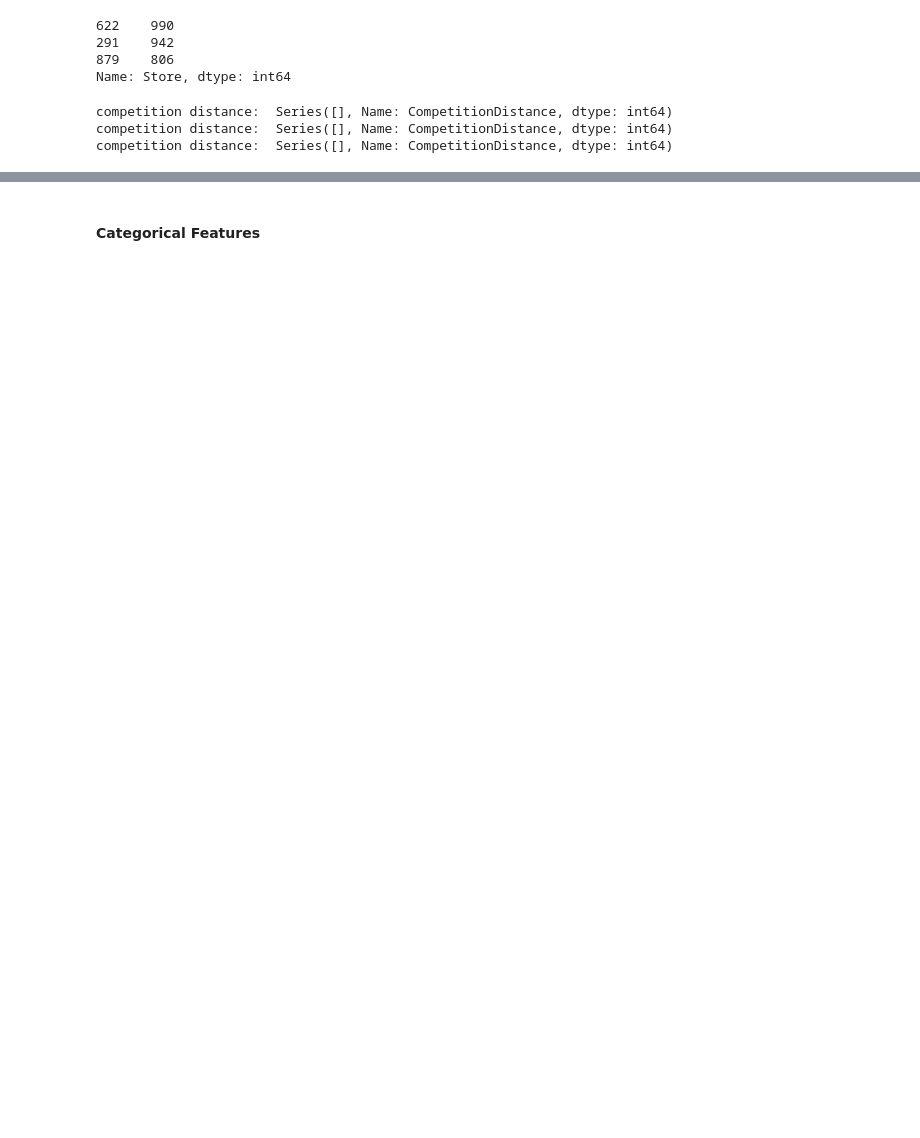
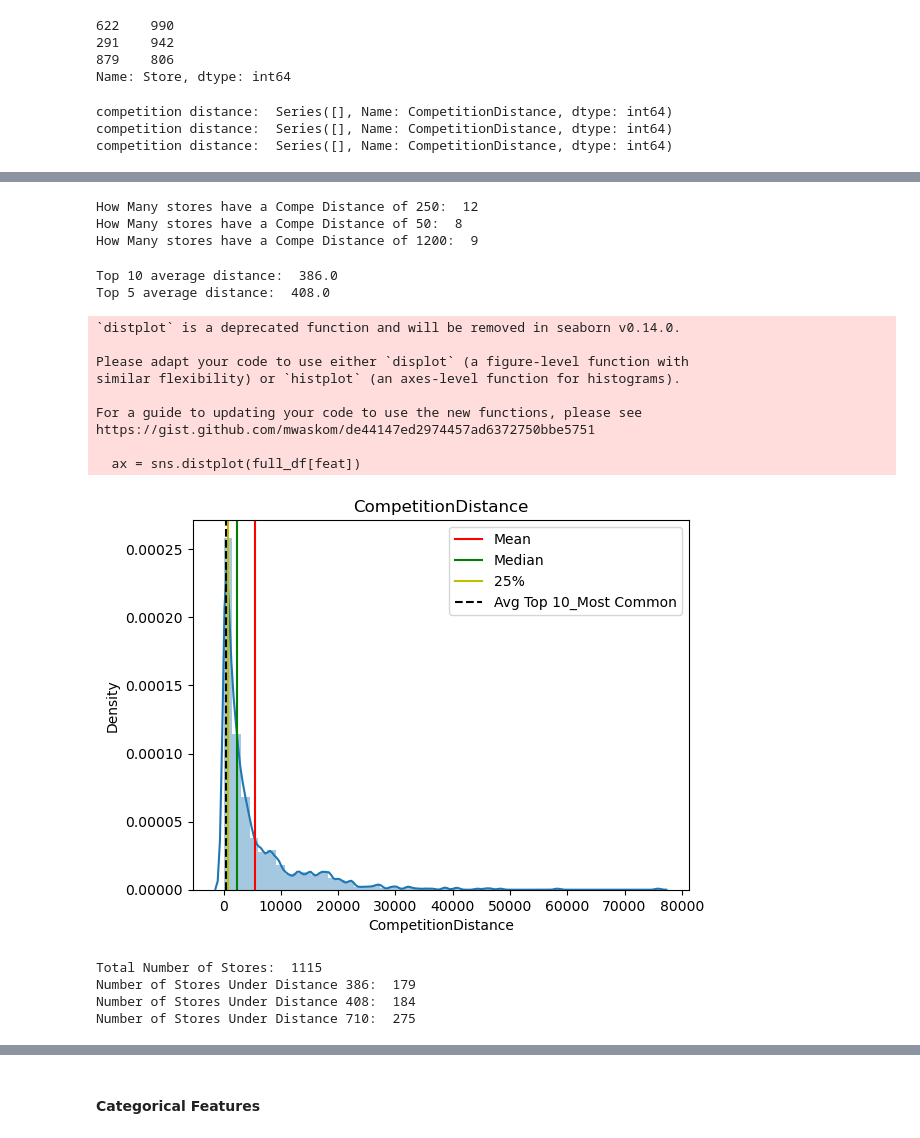
Before and after one commit to lynnmench/Rossmann_Store_Sales, a Jupyter notebook: Rossmann_Store_EDA.ipynb, the cells around one changed output, grey strips where cells are left out. Drawn from its saved outputs; the diff is of its cells as text; code cells hidden in the pictures; blank space fills up the shorter version.

```diff
--- a/Rossmann_Store_EDA.ipynb
+++ b/Rossmann_Store_EDA.ipynb
@@ -709,2 +735,62 @@ competition distance:  Series([], Name: CompetitionDistance, dtype: int64)
+# %%
+print("How Many stores have a Compe Distance of 250: ",
+      full_df['Store'][full_df['CompetitionDistance']==250].nunique())
+print("How Many stores have a Compe Distance of 50: ",
+      full_df['Store'][full_df['CompetitionDistance']==50].nunique())
+print("How Many stores have a Compe Distance of 1200: ",
+      full_df['Store'][full_df['CompetitionDistance']==1200].nunique())
+# %% [output]
+How Many stores have a Compe Distance of 250:  12
+How Many stores have a Compe Distance of 50:  8
+How Many stores have a Compe Distance of 1200:  9
+# %%
+dist_10 = sum(full_df['CompetitionDistance'].value_counts().index.tolist()[:10])/10
+dist_5 = sum(full_df['CompetitionDistance'].value_counts().index.tolist()[:5])/5
+
+print('Top 10 average distance: ', dist_10)
+print('Top 5 average distance: ', dist_5)
+# %% [output]
+Top 10 average distance:  386.0
+Top 5 average distance:  408.0
+# %%
+
+dist_mean = full_df['CompetitionDistance'].mean()
+dist_median = full_df['CompetitionDistance'].median()
+dist_mode = full_df['CompetitionDistance'].mode()
+
+#f, (ax_box, ax_hist) = plt.subplots(1, sharex=True, gridspec_kw= {"height_ratios": (0.2, 1)})
+#f, ax_hist = plt.subplots()
+ax = sns.distplot(full_df[feat])
+ax.axvline(dist_mean, color='r', linestyle='-', label="Mean")
+ax.axvline(dist_median, color='g', linestyle='-', label="Median")
+#ax.axvline(dist_mode, color='b', linestyle='--', label="Mode")
+ax.axvline(710, color='y', linestyle='-', label="25%")
+ax.axvline(386, color='black', linestyle='--', label="Avg Top 10_Most Common")
+
+ax.legend()
+
+plt.title('CompetitionDistance')
+plt.show()
+# %% [output]
+`distplot` is a deprecated function and will be removed in seaborn v0.14.0.
+
+Please adapt your code to use either `displot` (a figure-level function with
+similar flexibility) or `histplot` (an axes-level function for histograms).
+
+For a guide to updating your code to use the new functions, please see
+https://gist.github.com/mwaskom/de44147ed2974457ad6372750bbe5751
+
+  ax = sns.distplot(full_df[feat])
+[figure, added]
+# %%
+print('Total Number of Stores: ', full_df['Store'].nunique())
+print('Number of Stores Under Distance 386: ', full_df['Store'][full_df['CompetitionDistance']<386].nunique())
+print('Number of Stores Under Distance 408: ', full_df['Store'][full_df['CompetitionDistance']<408].nunique())
+print('Number of Stores Under Distance 710: ', full_df['Store'][full_df['CompetitionDistance']<710].nunique())
+# %% [output]
+Total Number of Stores:  1115
+Number of Stores Under Distance 386:  179
+Number of Stores Under Distance 408:  184
+Number of Stores Under Distance 710:  275
 # %% [markdown]
 
```
Also changed, not shown: parts of 29 cells of this notebook.
